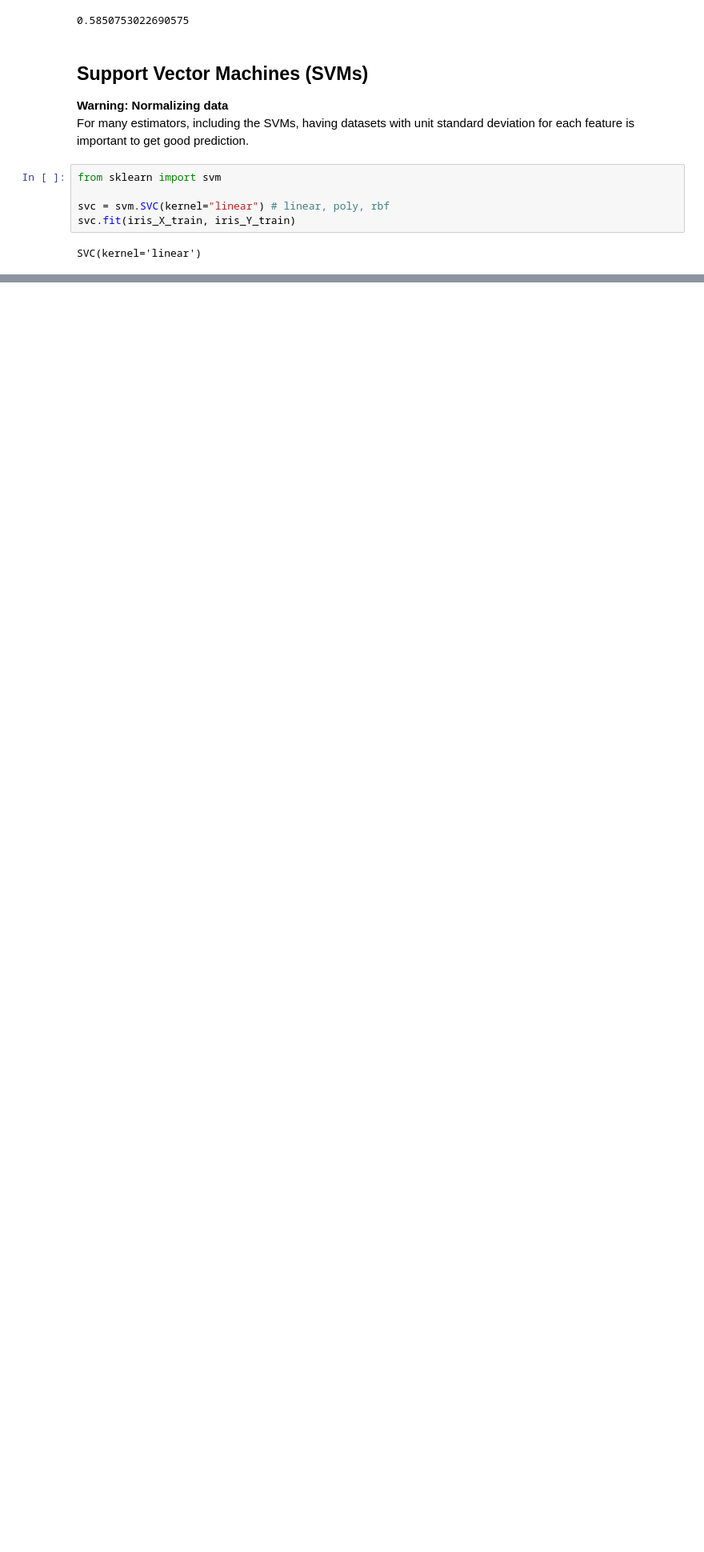
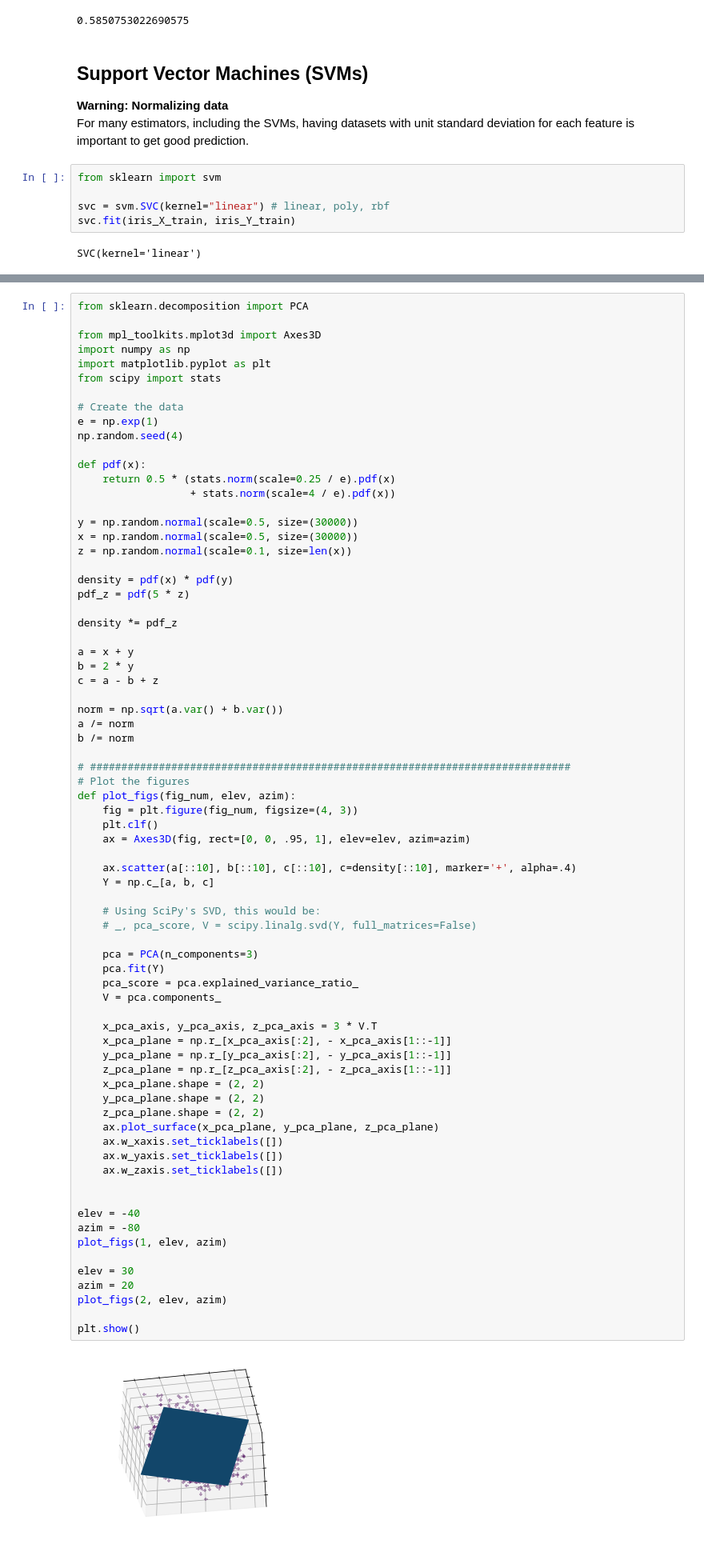
Before and after one commit to lunayht/AI504, a Jupyter notebook: Scikit-Learn.ipynb, the cells around one changed output, grey strips where cells are left out. Shown at 80% size. Drawn from its saved outputs; the diff is of its cells as text; blank space fills up the shorter version.

```diff
--- a/Scikit-Learn.ipynb
+++ b/Scikit-Learn.ipynb
@@ -218,0 +430,75 @@ SVC(kernel='linear')
+# %%
+from sklearn.decomposition import PCA
+
+from mpl_toolkits.mplot3d import Axes3D
+import numpy as np
+import matplotlib.pyplot as plt
+from scipy import stats
+
+# Create the data
+e = np.exp(1)
+np.random.seed(4)
+
+def pdf(x):
+    return 0.5 * (stats.norm(scale=0.25 / e).pdf(x)
+                  + stats.norm(scale=4 / e).pdf(x))
+
+y = np.random.normal(scale=0.5, size=(30000))
+x = np.random.normal(scale=0.5, size=(30000))
+z = np.random.normal(scale=0.1, size=len(x))
+
+density = pdf(x) * pdf(y)
+pdf_z = pdf(5 * z)
+
+density *= pdf_z
+
+a = x + y
+b = 2 * y
+c = a - b + z
+
+norm = np.sqrt(a.var() + b.var())
+a /= norm
+b /= norm
+
+# #############################################################################
+# Plot the figures
+def plot_figs(fig_num, elev, azim):
+    fig = plt.figure(fig_num, figsize=(4, 3))
+    plt.clf()
+    ax = Axes3D(fig, rect=[0, 0, .95, 1], elev=elev, azim=azim)
+
+    ax.scatter(a[::10], b[::10], c[::10], c=density[::10], marker='+', alpha=.4)
+    Y = np.c_[a, b, c]
+
+    # Using SciPy's SVD, this would be:
+    # _, pca_score, V = scipy.linalg.svd(Y, full_matrices=False)
+
+    pca = PCA(n_components=3)
+    pca.fit(Y)
+    pca_score = pca.explained_variance_ratio_
+    V = pca.components_
+
+    x_pca_axis, y_pca_axis, z_pca_axis = 3 * V.T
+    x_pca_plane = np.r_[x_pca_axis[:2], - x_pca_axis[1::-1]]
+    y_pca_plane = np.r_[y_pca_axis[:2], - y_pca_axis[1::-1]]
+    z_pca_plane = np.r_[z_pca_axis[:2], - z_pca_axis[1::-1]]
+    x_pca_plane.shape = (2, 2)
+    y_pca_plane.shape = (2, 2)
+    z_pca_plane.shape = (2, 2)
+    ax.plot_surface(x_pca_plane, y_pca_plane, z_pca_plane)
+    ax.w_xaxis.set_ticklabels([])
+    ax.w_yaxis.set_ticklabels([])
+    ax.w_zaxis.set_ticklabels([])
+
+
+elev = -40
+azim = -80
+plot_figs(1, elev, azim)
+
+elev = 30
+azim = 20
+plot_figs(2, elev, azim)
+
+plt.show()
+# %% [output]
+[figure, added]
```
Also changed, not shown: parts of 8 cells of this notebook, 1 other file.
